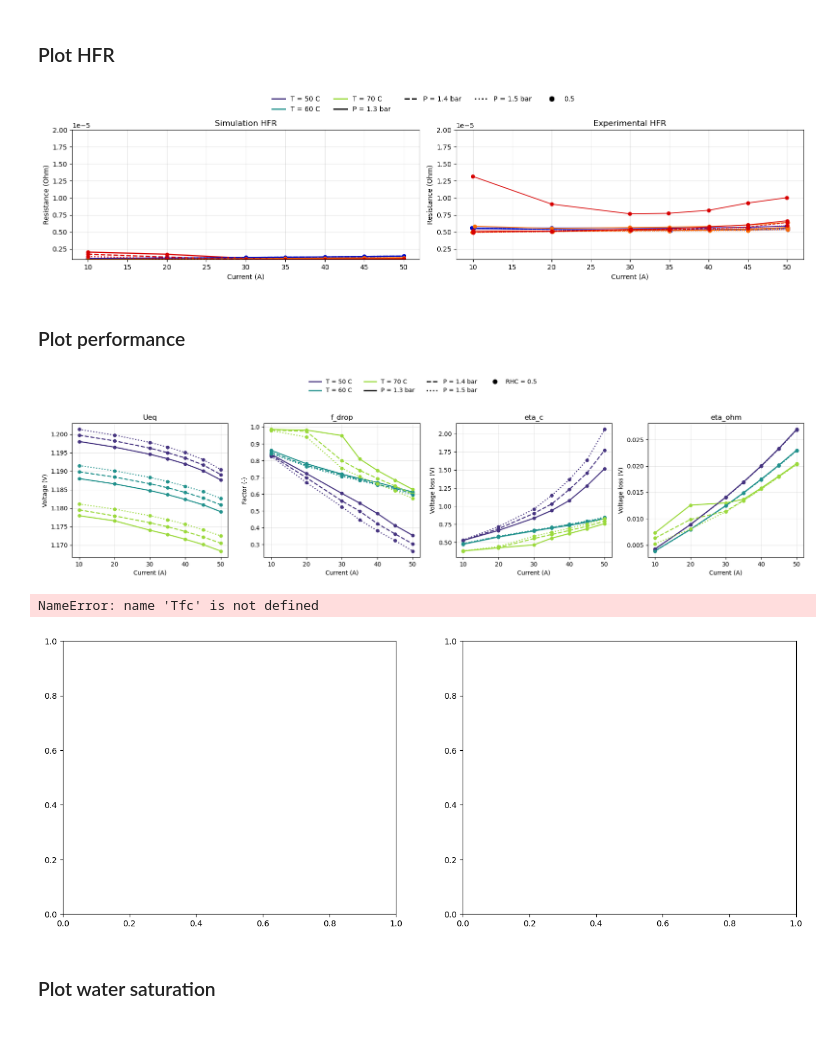
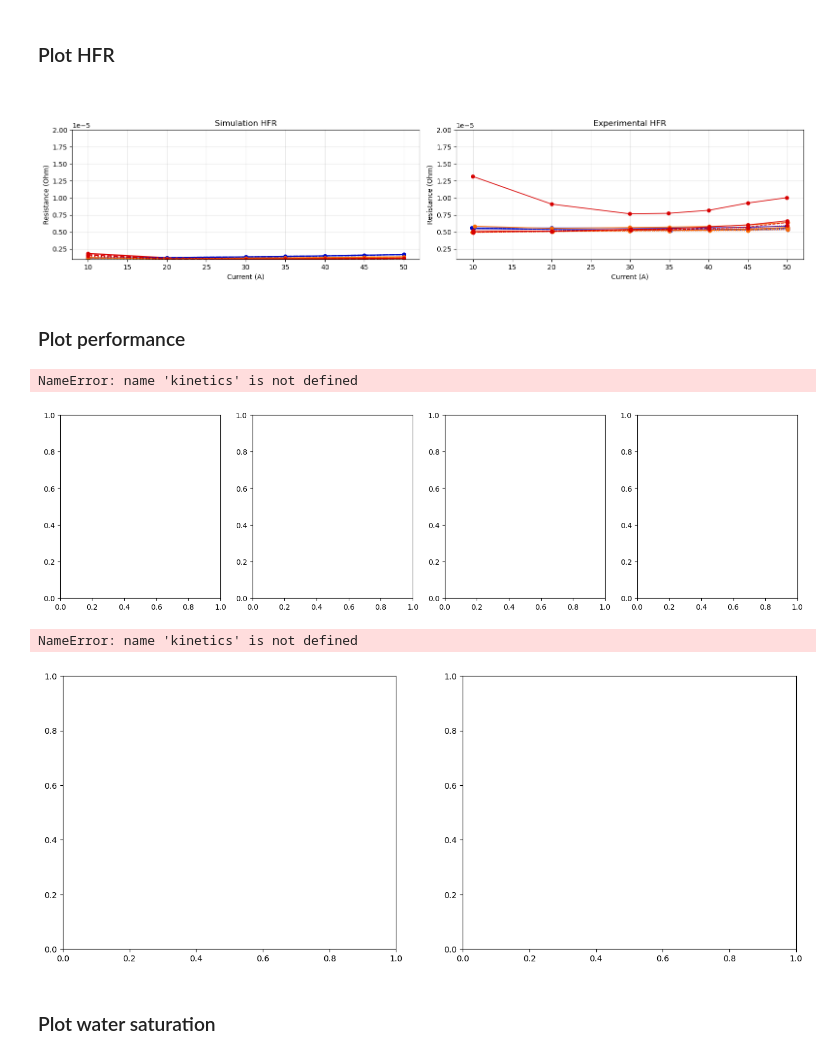
Before and after one commit to YuKwanH/DS-AlphaPEM, a Jupyter notebook: simulation/polar_test/all_cond 50A dyn.ipynb, the cells around one changed output. Cells and saved outputs as stored; diff of their text form; code cells hidden in the pictures.

```diff
--- a/simulation/polar_test/all_cond 50A dyn.ipynb
+++ b/simulation/polar_test/all_cond 50A dyn.ipynb
@@ -69,42 +67,34 @@ hfr_testdata = pd.read_excel(hfr_data_path, sheet_name=None)
 
 fig, ax = plt.subplots(figsize=(16, 4), nrows=1, ncols=2)
 for key, value in pola_tests_sim.items():
     Rmem = [sum(Rmem_i) for Rmem_i in value["states"]["Rmem"]]
     plot_condition(ax[0], load_points, np.array(Rmem), key, linewidth=1.8)
 
 ax[1].set_ylim(1e-6, 2e-5)
 ax[0].set_ylim(ax[1].get_ylim())
 
 for name, data in hfr_testdata.items():
     r_pairs = data["R"].map(literal_eval)
     r_pairs = np.array(r_pairs.tolist(), dtype=float)
     r_values = r_pairs[:, 0]
     i_values = data["I_LOAD"].to_numpy(dtype=float)
     plot_condition(ax[1], i_values, r_values * 30e-4 / (22 * 1e3), name, linewidth=1.2, markersize=5)
 
-legend_handles = []
-for temperature, color in temp_colors_perf.items():
-    legend_handles.append(Line2D([0], [0], color=color, linewidth=2, label=f"T = {temperature:g} C"))
-for pressure, linestyle in pressure_styles_perf.items():
-    legend_handles.append(Line2D([0], [0], color="black", linewidth=2, linestyle=linestyle, label=f"P = {pressure:g} bar"))
-for humidity, marker in humidity_markers_perf.items():
-    legend_handles.append(Line2D([0], [0], color="black", linestyle="", marker=marker, markersize=7, label=humidity))
-
 ax[0].set_title("Simulation HFR")
 ax[0].set_xlabel("Current (A)")
 ax[0].set_ylabel("Resistance (Ohm)")
 ax[0].grid(True, alpha=0.3)
 
 ax[1].set_title("Experimental HFR")
 ax[1].set_xlabel("Current (A)")
 ax[1].set_ylabel("Resistance (Ohm)")
 ax[1].grid(True, alpha=0.3)
 
 fig.legend(legend_handles, [handle.get_label() for handle in legend_handles], loc="upper center", bbox_to_anchor=(0.5, 1.02), ncol=5, frameon=False)
 plt.tight_layout(rect=(0, 0, 1, 0.9))
 plt.show()
 # %% [output]
-[figure, old version]
+[figure, new version]
 # %% [markdown]
 ### Plot performance
 # %%
@@ -181,7 +171,8 @@ fig.legend(legend_handles, [handle.get_label() for handle in legend_handles], lo
 plt.tight_layout(rect=(0, 0, 1, 0.9))
 plt.show()
 # %% [output]
+NameError: name 'kinetics' is not defined
-[figure, old version]
+[figure, new version]
 # %%
 def kinetics(i, x, a_slim, b_slim, a_switch, kappa_c, i0_c_ref, operating_inputs):
 
@@ -260,7 +251,7 @@ fig.legend(legend_handles, [handle.get_label() for handle in legend_handles], lo
 plt.tight_layout(rect=(0, 0, 1, 0.9))
 plt.show()
 # %% [output]
-NameError: name 'Tfc' is not defined
+NameError: name 'kinetics' is not defined
 [figure]
 # %% [markdown]
 ### Plot water saturation
```
Also changed, not shown: parts of 1 cell of this notebook, 31 other files.
